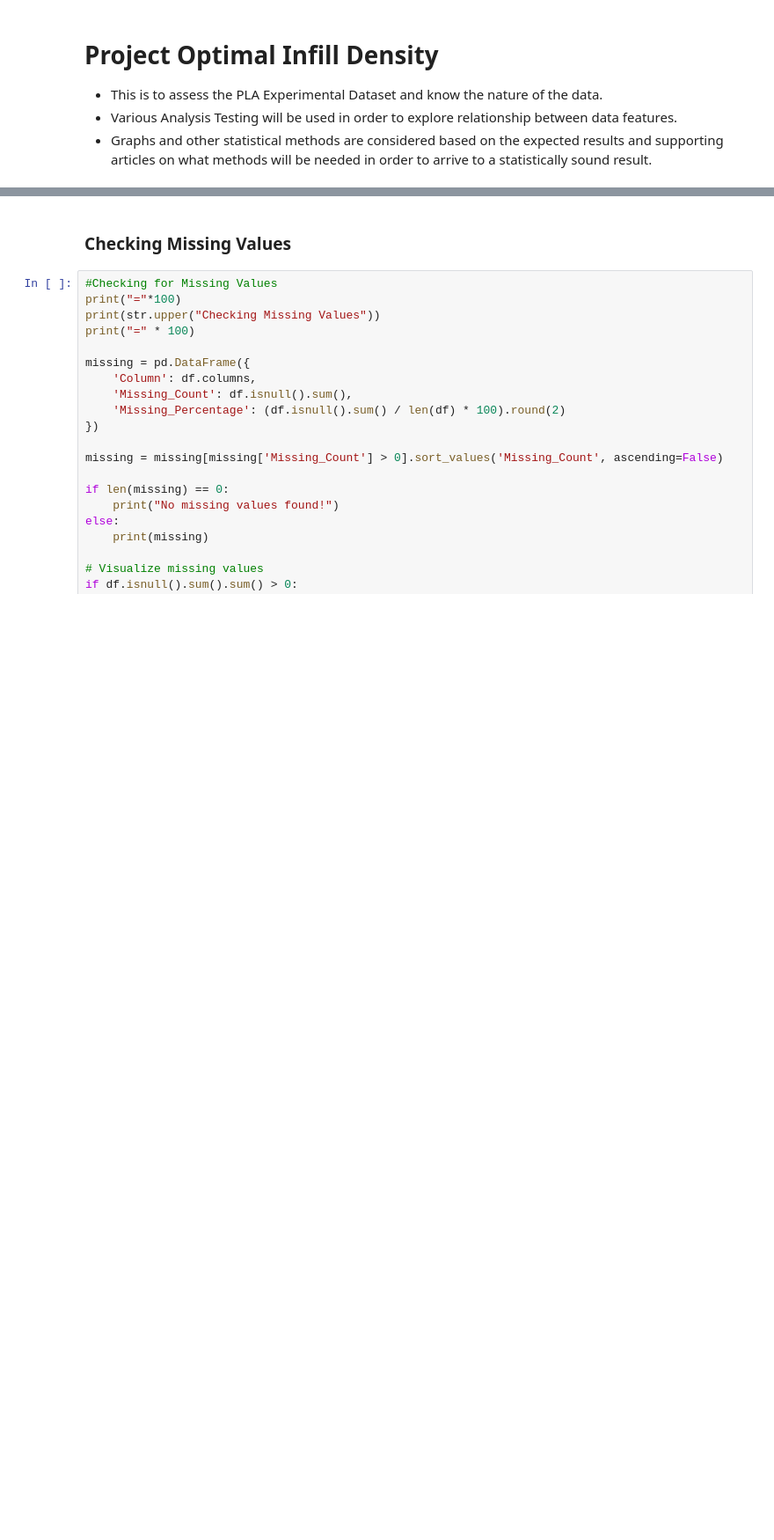
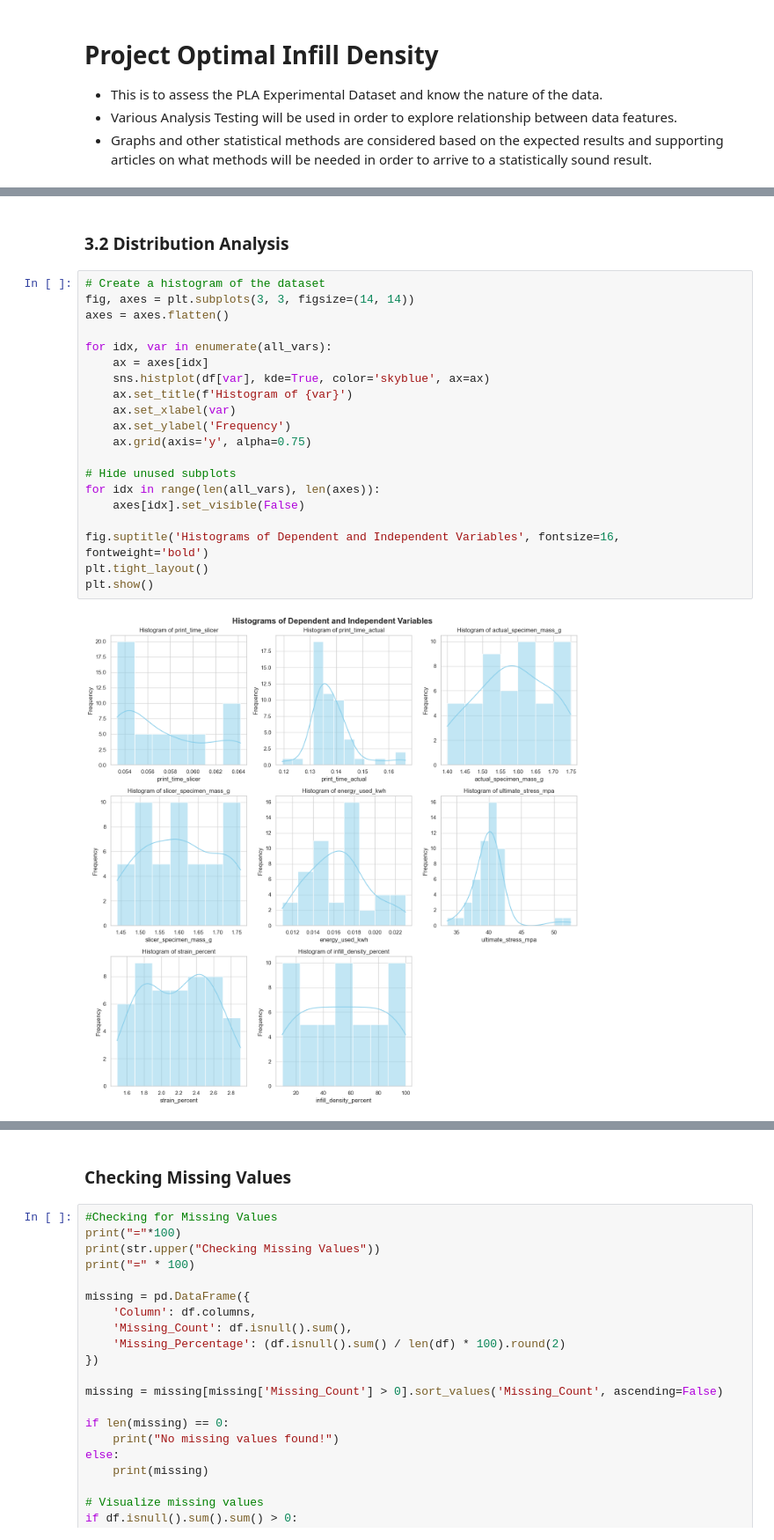
Before and after one commit to t1pen/PROJECT_OID, a Jupyter notebook: Data Analysis.ipynb, the cells around one changed output, grey strips where cells are left out. Shown at 88% size. Cells and saved outputs as stored; diff of their text form; blank space fills up the shorter version.

```diff
--- a/Data Analysis.ipynb
+++ b/Data Analysis.ipynb
@@ -68,0 +307,24 @@ memory usage: 12.5 KB
+# %% [markdown]
+### 3.2 Distribution Analysis
+# %%
+# Create a histogram of the dataset
+fig, axes = plt.subplots(3, 3, figsize=(14, 14))
+axes = axes.flatten()
+
+for idx, var in enumerate(all_vars):
+    ax = axes[idx]
+    sns.histplot(df[var], kde=True, color='skyblue', ax=ax)
+    ax.set_title(f'Histogram of {var}')
+    ax.set_xlabel(var)
+    ax.set_ylabel('Frequency')
+    ax.grid(axis='y', alpha=0.75)
+
+# Hide unused subplots
+for idx in range(len(all_vars), len(axes)):
+    axes[idx].set_visible(False)
+
+fig.suptitle('Histograms of Dependent and Independent Variables', fontsize=16, fontweight='bold')
+plt.tight_layout()
+plt.show()
+# %% [output]
+[figure, added]
```
Also changed, not shown: parts of 48 cells of this notebook, 7 other files.
